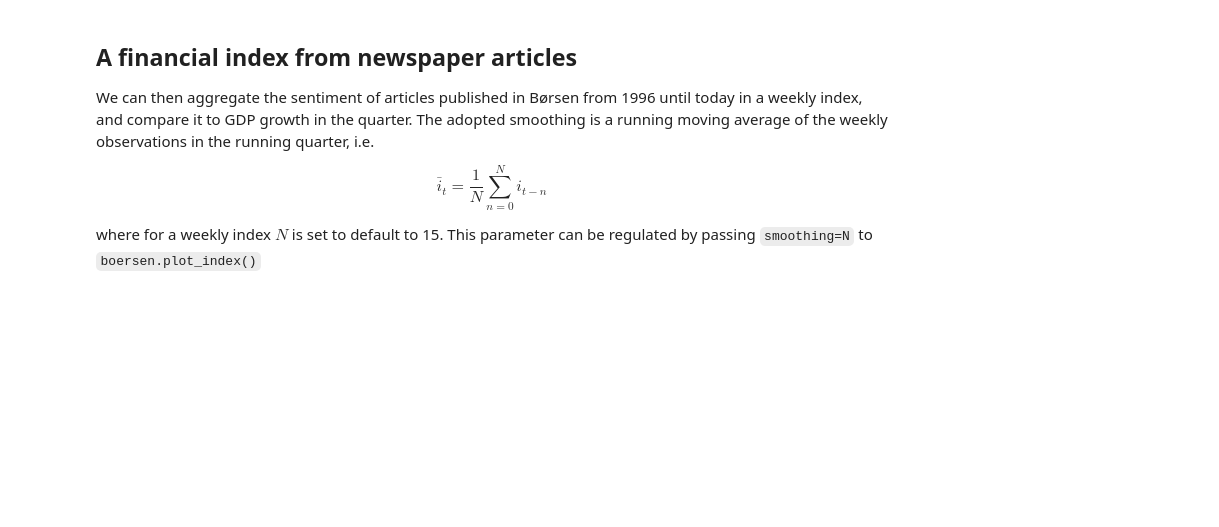
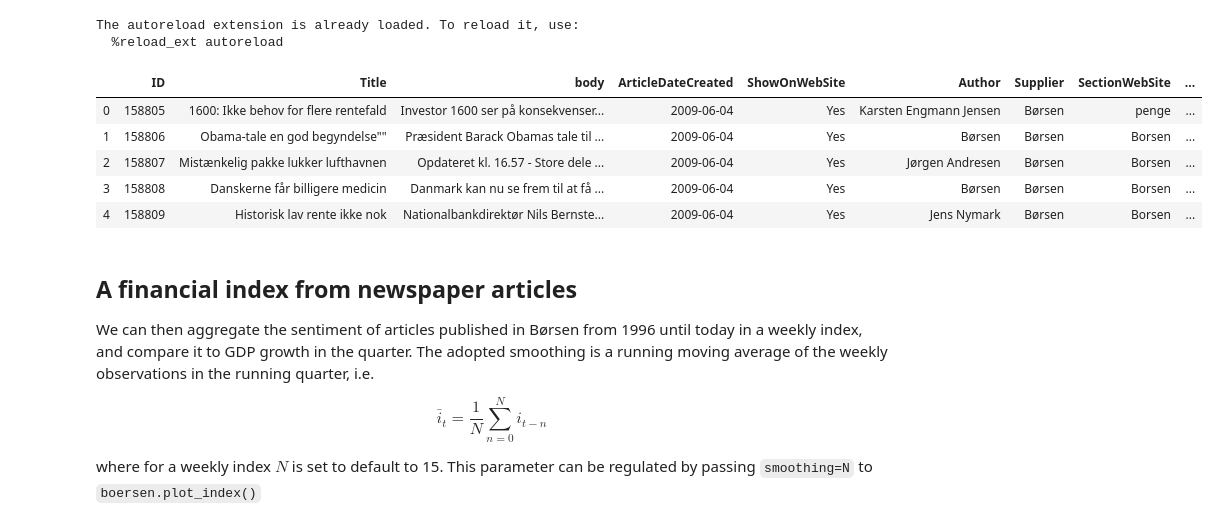
Before and after one commit to Danmarks-Nationalbank/uncertainty, a Jupyter notebook: scripts/firstlook.ipynb, the cells around one changed output. Cells and saved outputs as stored; diff of their text form; code cells hidden in the pictures; blank space fills up the shorter version.

```diff
--- a/scripts/firstlook.ipynb
+++ b/scripts/firstlook.ipynb
@@ -5,35 +5,44 @@ from IPython.display import display, clear_output
 import pandas as pd
 # pd.options.mode.chained_assignment = None
 import numpy as np
 import pickle
-import fui. as boersen
+import fui.boersen as boersen
 import importlib
 import time
 importlib.reload(boersen)
 
 process_data = False
 
 if process_data:
     df = boersen.load_raw_data()
     print('Parallelized, {} articles'.format(df.shape[0]))
     start_time = time.time()
     df['body'] = boersen.process_text(df['ArticleContents'])
     df['afinn'], df['bloom'] = boersen.enrich_text(df['body'])
     df['word_count'] = df['body'].str.split().str.len()
     df['afinn_norm'] = 100*df['afinn']/(df['word_count'])
     print(boersen.f_writetime(time.time() - start_time))
     with open('data/scored.pkl', 'wb') as file:
         pickle.dump(df, file)
 
 else:
-    with open('data/scored.pkl', 'rb') as file:
+    with open('../data/scored.pkl', 'rb') as file:
         df = pickle.load(file)
 
 df = df[['ID', 'Title', 'body', 'ArticleDateCreated', 'ShowOnWebSite', 'Author', 'Supplier', 'SectionWebSite', 'SectionName',
          'afinn', 'bloom', 'afinn_norm', 'word_count']]
 df['ArticleDateCreated'] = pd.to_datetime(df['ArticleDateCreated'])
 # df = df.sample(10000)
 df.head()
+# %% [output]
+The autoreload extension is already loaded. To reload it, use:
+  %reload_ext autoreload
+|  | ID | Title | body | ArticleDateCreated | ShowOnWebSite | Author | Supplier | SectionWebSite | ... |
+| 0 | 158805 | 1600: Ikke behov for flere rentefald | Investor 1600 ser på konsekvenser... | 2009-06-04 | Yes | Karsten Engmann Jensen | Børsen | penge | ... |
+| 1 | 158806 | Obama-tale en god begyndelse"" | Præsident Barack Obamas tale til ... | 2009-06-04 | Yes | Børsen | Børsen | Borsen | ... |
+| 2 | 158807 | Mistænkelig pakke lukker lufthavnen | Opdateret kl. 16.57 - Store dele ... | 2009-06-04 | Yes | Jørgen Andresen | Børsen | Borsen | ... |
+| 3 | 158808 | Danskerne får billigere medicin | Danmark kan nu se frem til at få ... | 2009-06-04 | Yes | Børsen | Børsen | Borsen | ... |
+| 4 | 158809 | Historisk lav rente ikke nok | Nationalbankdirektør Nils Bernste... | 2009-06-04 | Yes | Jens Nymark | Børsen | Borsen | ... |
 # %% [markdown]
 ## A financial index from newspaper articles
 
```
Also changed, not shown: parts of 2 cells of this notebook, 2 other files.
